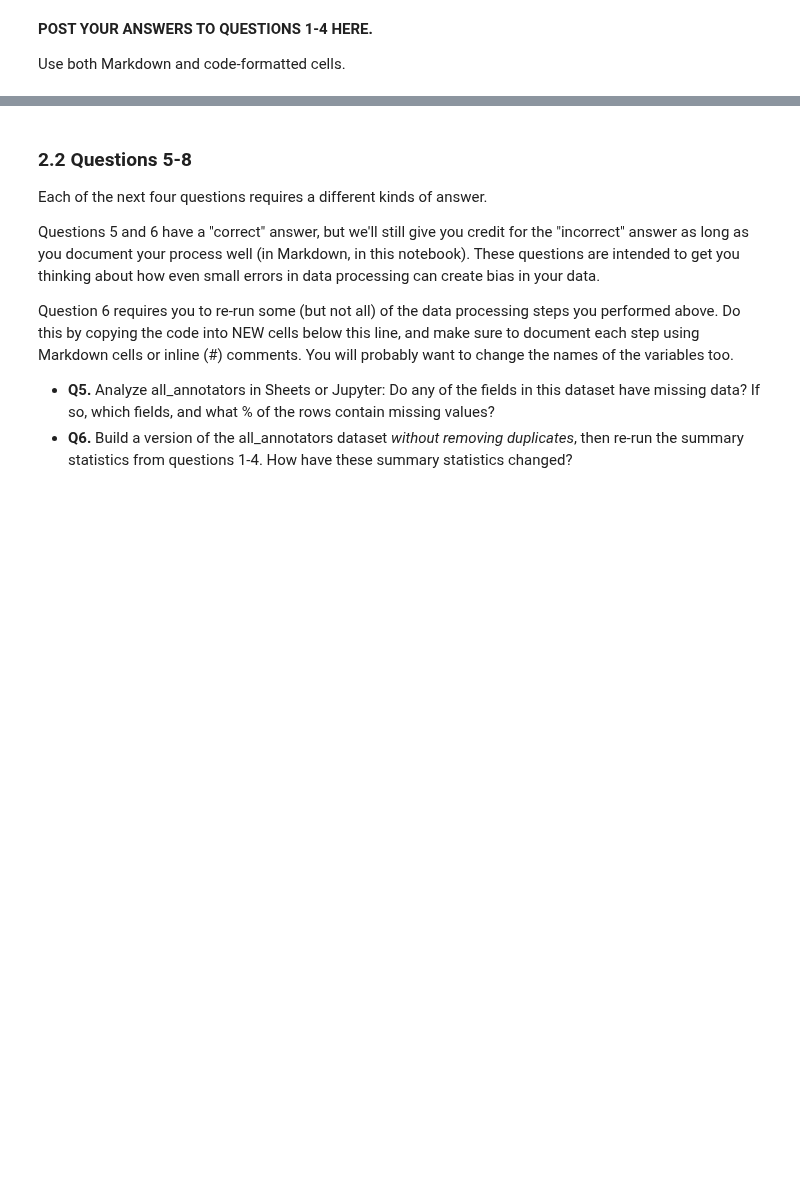
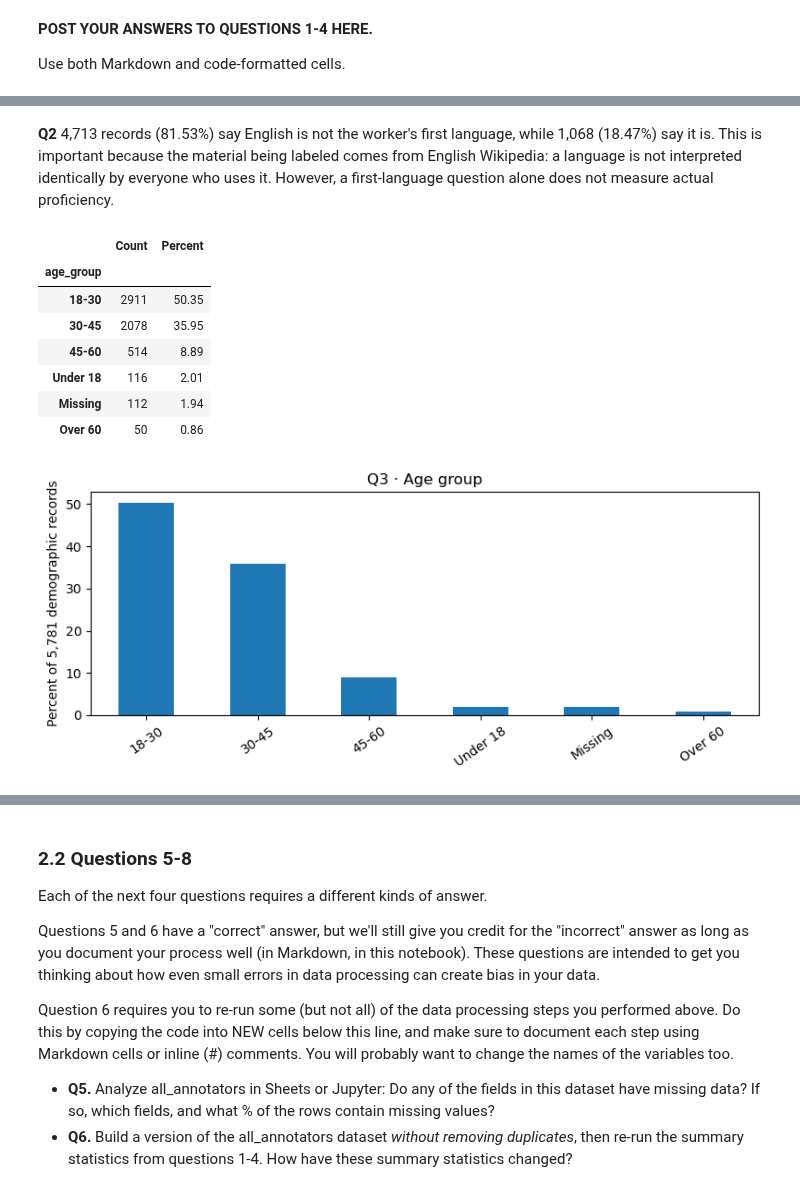
Before and after one commit to ArlfinEyre/hcde-410, a Jupyter notebook: A2/hcde410-a2.ipynb, the cells around one changed output, grey strips where cells are left out. Cells and saved outputs as stored; diff of their text form; code cells hidden in the pictures; blank space fills up the shorter version.

```diff
--- a/A2/hcde410-a2.ipynb
+++ b/A2/hcde410-a2.ipynb
@@ -422,0 +441,14 @@ Use both Markdown and code-formatted cells.
+# %% [markdown]
+**Q2** 4,713 records (81.53%) say English is not the worker's first language, while 1,068 (18.47%) say it is. This is important because the material being labeled comes from English Wikipedia: a language is not interpreted identically by everyone who uses it. However, a first-language question alone does not measure actual proficiency.
+# %%
+age_table = describe_column("age_group", "Q3 · Age group")
+# %% [output]
+|  | Count | Percent |
+| age_group |  |  |
+| 18-30 | 2911 | 50.35 |
+| 30-45 | 2078 | 35.95 |
+| 45-60 | 514 | 8.89 |
+| Under 18 | 116 | 2.01 |
+| Missing | 112 | 1.94 |
+| Over 60 | 50 | 0.86 |
+[figure, added]
```
Also changed, not shown: parts of 24 cells of this notebook, 1 other file.
